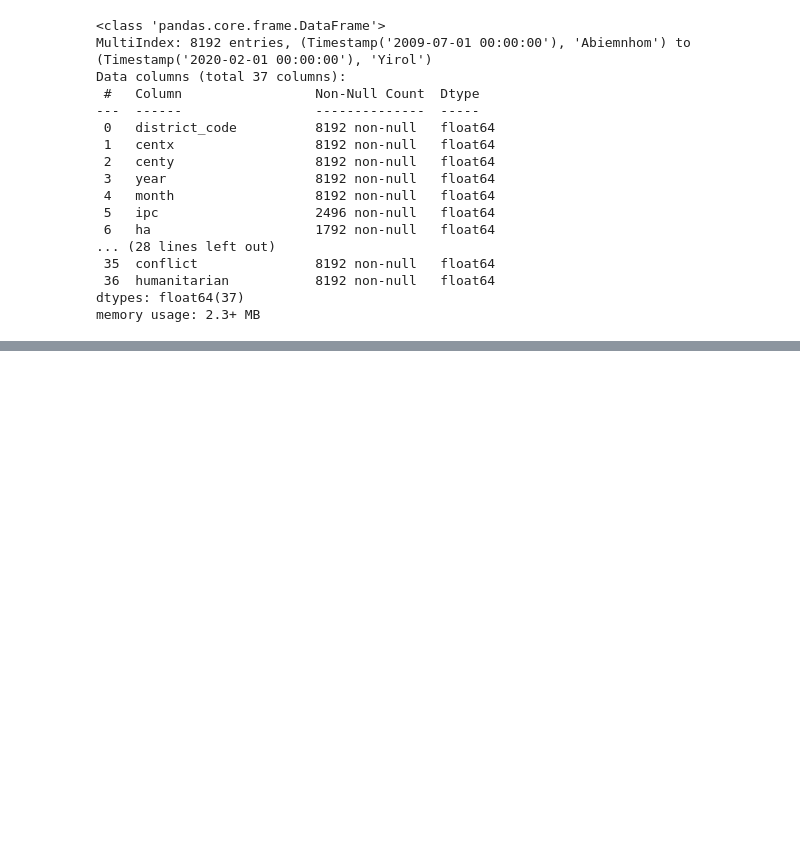
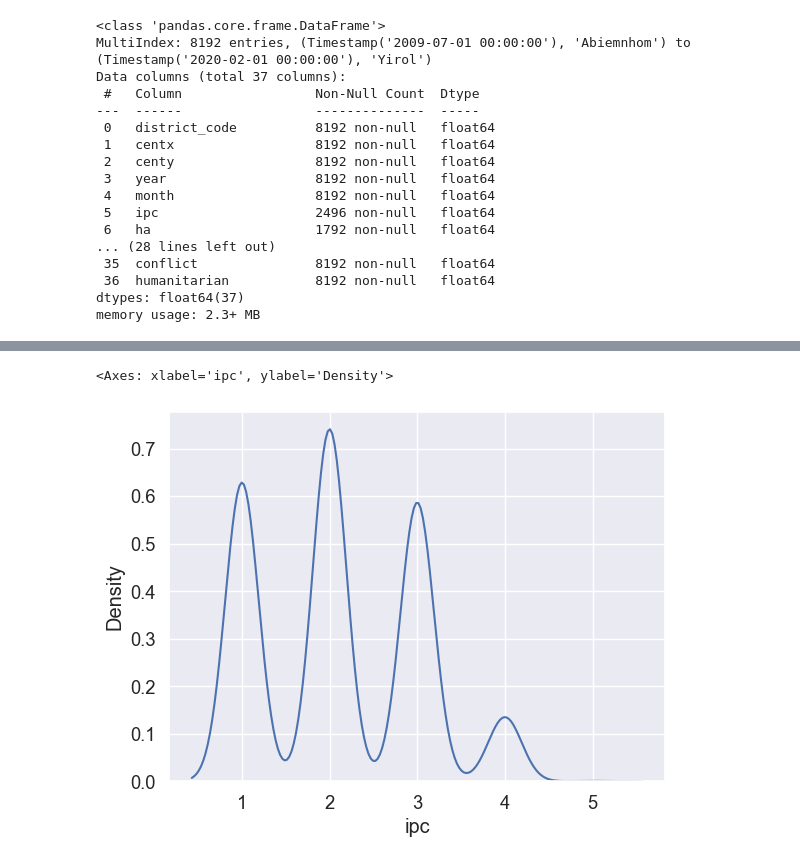
Before and after one commit to EKarasevnl/DC3-Group-13, a Jupyter notebook: predictions_modified.ipynb, the cells around one changed output, grey strips where cells are left out. Saved outputs shown, nothing was run; the diff lists cells and outputs as text; code cells hidden in the pictures; blank space fills up the shorter version.

```diff
--- a/predictions_modified.ipynb
+++ b/predictions_modified.ipynb
@@ -751,7 +762,10 @@ Mean Absolute Error (MAE): 0.31019522776572667
 # %%
 from seaborn import kdeplot, histplot
 
-# kdeplot(y_val[y_val['ipc'].notnull()]['ipc'])
+kdeplot(y[y['ipc'].notnull()]['ipc'])
+# %% [output]
+<Axes: xlabel='ipc', ylabel='Density'>
+[figure, added]
 # %%
 histplot(y['ipc'])
 print(y['ipc'].max())
```
Also changed, not shown: parts of 13 cells of this notebook, 2 other files.
